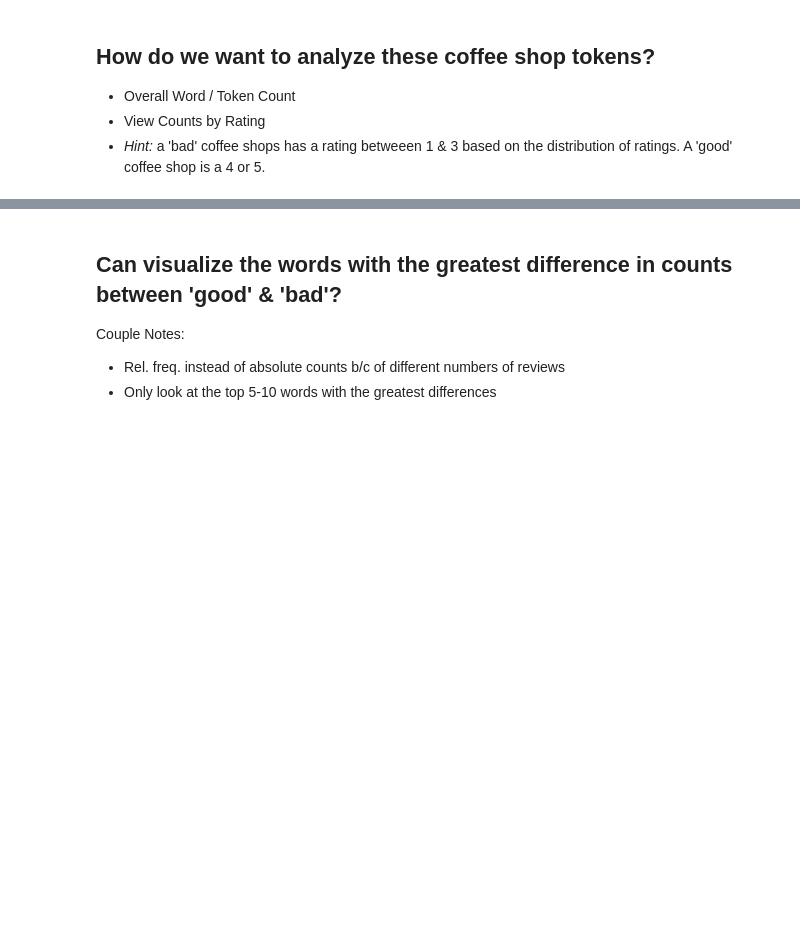
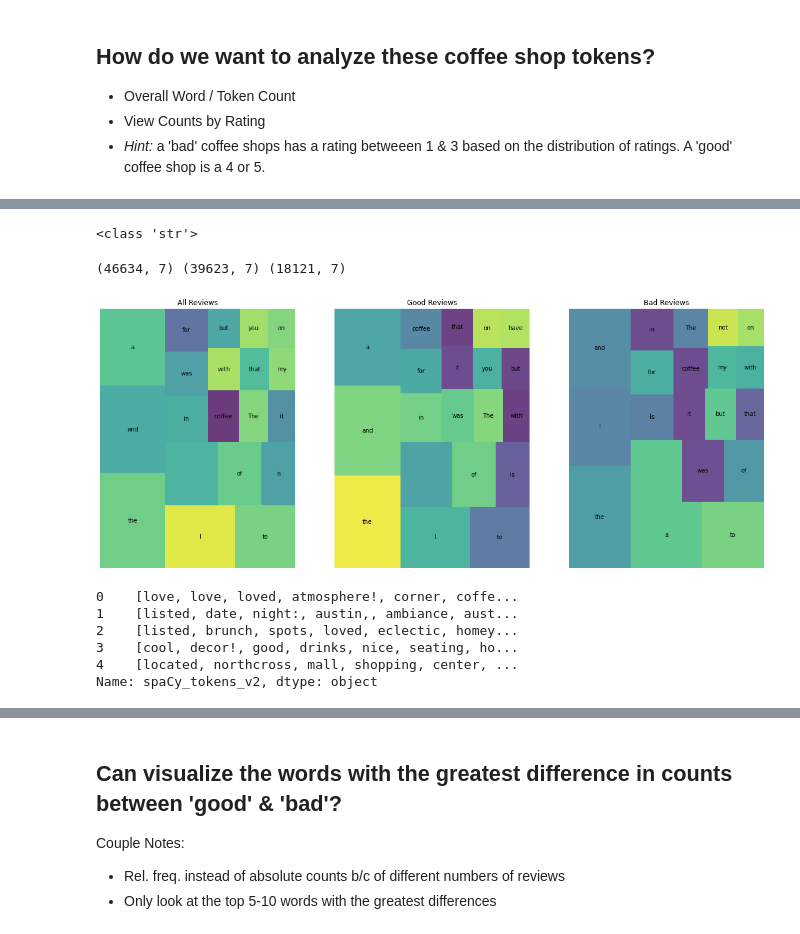
Before and after one commit to deanhadzi/DS-Unit-4-Sprint-1-NLP, a Jupyter notebook: module1-text-data/LS_DS_411_Text_Data_Assignment.ipynb, the cells around one changed output, grey strips where cells are left out. Cells and saved outputs as stored; diff of their text form; code cells hidden in the pictures; blank space fills up the shorter version.

Commit message:
Removed Stop Words.

```diff
--- a/module1-text-data/LS_DS_411_Text_Data_Assignment.ipynb
+++ b/module1-text-data/LS_DS_411_Text_Data_Assignment.ipynb
@@ -80,0 +191,10 @@ shops.head(50)
+# %%
+# Make tokens using the Tokenizer Pipe
+
+tokens = []
+for doc in tokenizer.pipe(shops['full_review_text_cleaned'], batch_size=500):
+    doc_tokens = [token.text for token in doc]
+    tokens.append(doc_tokens)
+
+shops['spaCy_tokens'] = tokens
+shops['spaCy_tokens'].head()
@@ -80,0 +227,69 @@ shops.head(50)
+# %%
+# Extract the shadow_word and add it to list of stop_words
+
+shadow_word = wc.at[8, 'word']
+print(type(shadow_word))
+
+STOP_WORDS = nlp.Defaults.stop_words.union([shadow_word, ' '])
+# %% [output]
+<class 'str'>
+# %%
+# To make this comparison more interesting, let's compare: All Reviews, Good Revies, and Bad Reviews
+# Before we continue with our clean up.
+
+shops['good'] = shops['good_vs_bad'].str.contains('good', case=False)
+shops['bad'] = shops['good_vs_bad'].str.contains('bad', case=False)
+# %%
+# Use the Function for all reviews, good reviews only, and bad reviews only
+wc = count(shops['spaCy_tokens'])
+wc_good = count(shops[shops['good'] == 1]['spaCy_tokens'])
+wc_bad = count(shops[shops['bad'] == 1]['spaCy_tokens'])
+print(wc.shape, wc_good.shape, wc_bad.shape)
+
+# Get top 20 word occurences for each set of data
+wc_top20 = wc[wc['rank'] <= 20]
+wc_good_top20 = wc_good[wc_good['rank'] <= 20]
+wc_bad_top20 = wc_bad[wc_bad['rank'] <= 20]
+
+fig, axes = plt.subplots(1, 3, figsize=(20, 8))
+
+axes[0].set_title('All Reviews')
+squarify.plot(sizes=wc_top20['pct_total'], label=wc_top20['word'], alpha=.8, ax=axes[0])
+axes[0].axis('off')
+
+axes[1].set_title('Good Reviews')
+squarify.plot(sizes=wc_good_top20['pct_total'], label=wc_good_top20['word'], alpha=.8, ax=axes[1])
+axes[1].axis('off')
+
+axes[2].set_title('Bad Reviews')
+squarify.plot(sizes=wc_bad_top20['pct_total'], label=wc_bad_top20['word'], alpha=.8, ax=axes[2])
+axes[2].axis('off')
+plt.show()
+# %% [output]
+(46634, 7) (39623, 7) (18121, 7)
+[figure, added]
+# %%
+# Start with removing the stop words.
+
+tokens = []
+
+# Return lower case tokens and ignore stop words/punctuation
+for doc in tokenizer.pipe(shops['full_review_text_cleaned'], batch_size=500):
+
+    doc_tokens = []
+
+    for token in doc:
+        if (token.text.lower() not in STOP_WORDS) & (token.is_punct == False):
+            doc_tokens.append(token.text.lower())
+
+    tokens.append(doc_tokens)
+
+shops['spaCy_tokens_v2'] = tokens
+shops['spaCy_tokens_v2'].head()
+# %% [output]
+0    [love, love, loved, atmosphere!, corner, coffe...
+1    [listed, date, night:, austin,, ambiance, aust...
+2    [listed, brunch, spots, loved, eclectic, homey...
+3    [cool, decor!, good, drinks, nice, seating, ho...
+4    [located, northcross, mall, shopping, center, ...
+Name: spaCy_tokens_v2, dtype: object
```
Also changed, not shown: parts of 13 cells of this notebook.
